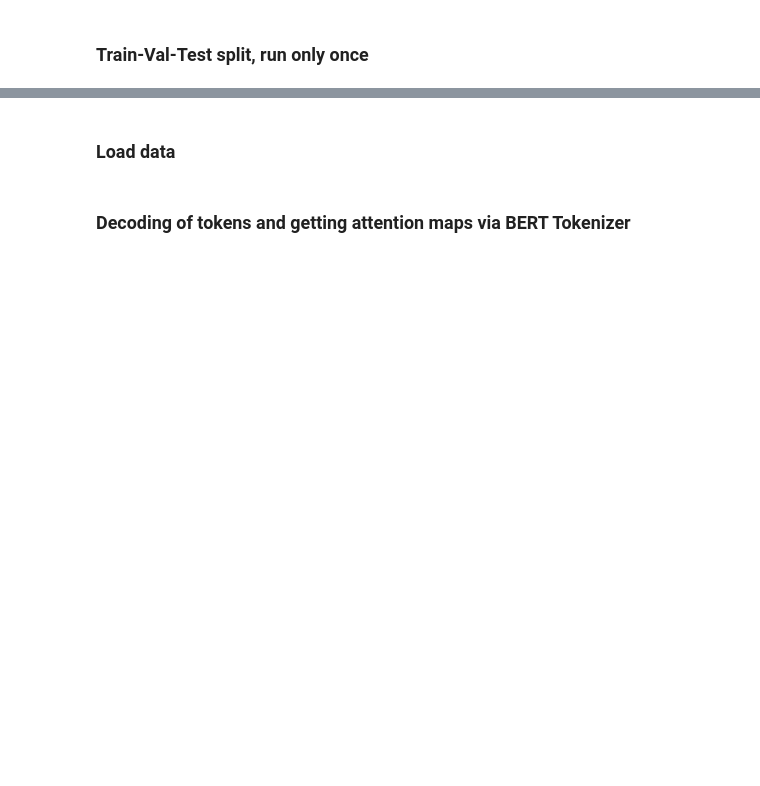
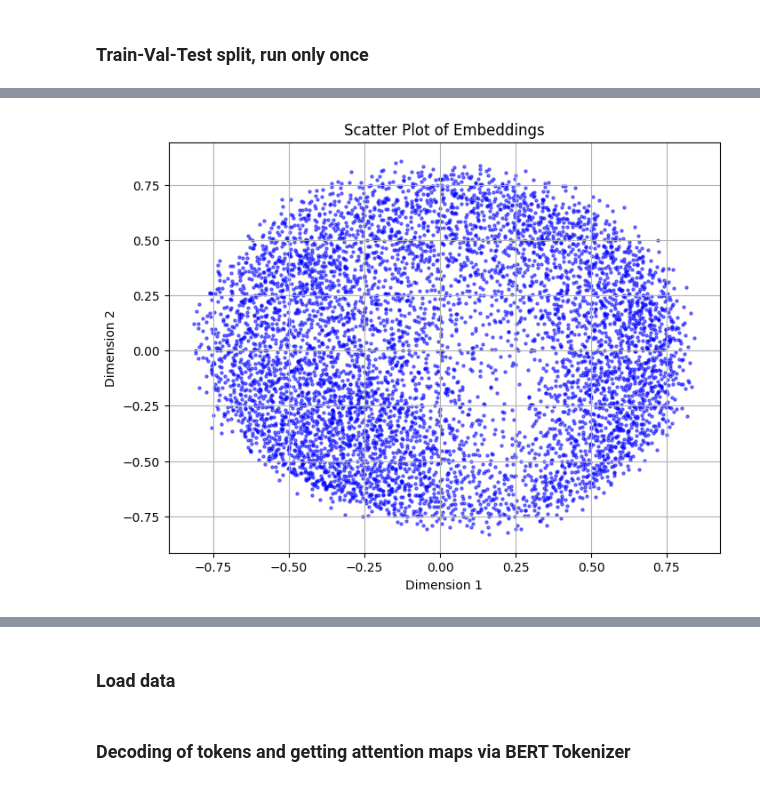
Before and after one commit to Jumpkan/DSA4266_Grp2, a Jupyter notebook: dataset_prep.ipynb, the cells around one changed output, grey strips where cells are left out. Drawn from its saved outputs; the diff is of its cells as text; code cells hidden in the pictures; blank space fills up the shorter version.

```diff
--- a/dataset_prep.ipynb
+++ b/dataset_prep.ipynb
@@ -189,0 +237,3 @@ train_df.groupby(["label"]).count()
+# %%
+# Random Undersampling
+random_undersample = train_ham_embed.sample(len(train_spam), replace=False)
@@ -203,0 +319,6 @@ val_ds.save_to_disk(path+'/val_ds')
+# %%
+embeddings_2d_random = embed_2d(random_undersample)
+# %%
+plot_embed(embeddings_2d_random)
+# %% [output]
+[figure, added]
```
Also changed, not shown: parts of 31 cells of this notebook, 1 other file.
